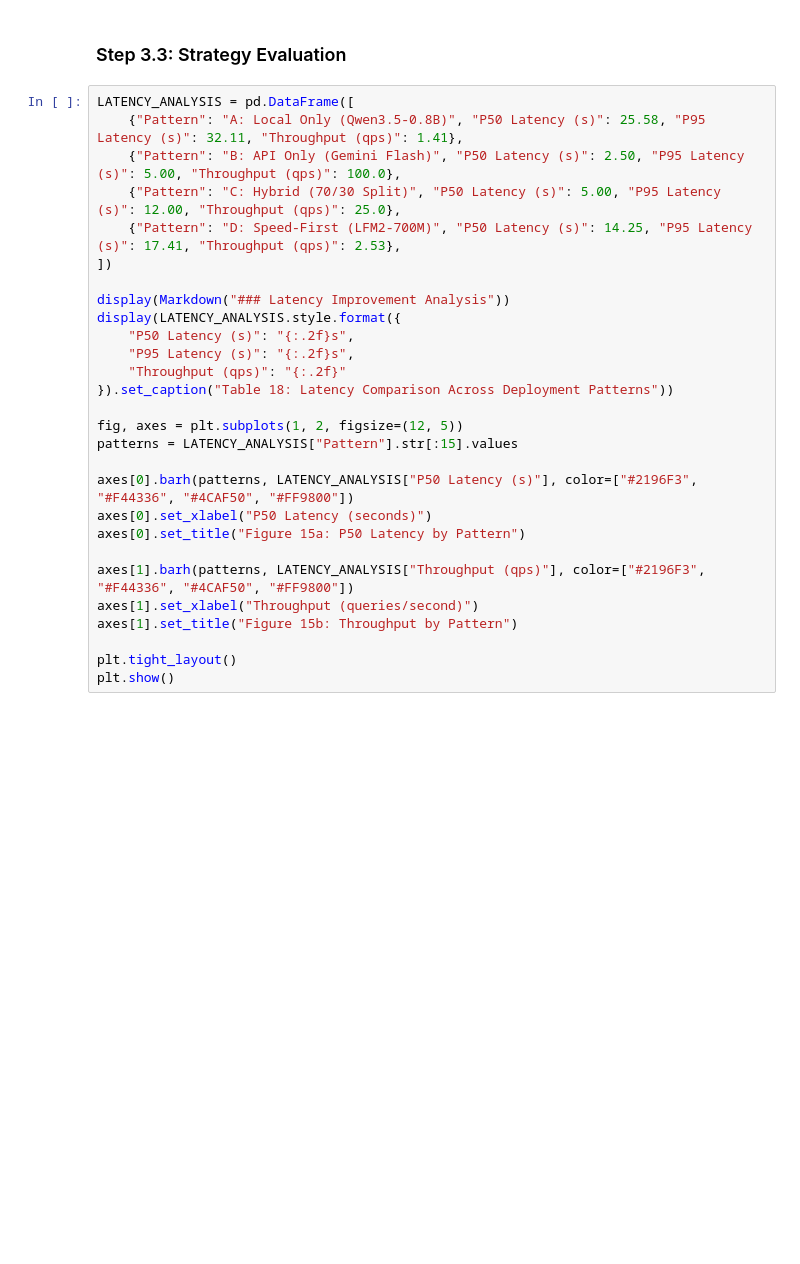
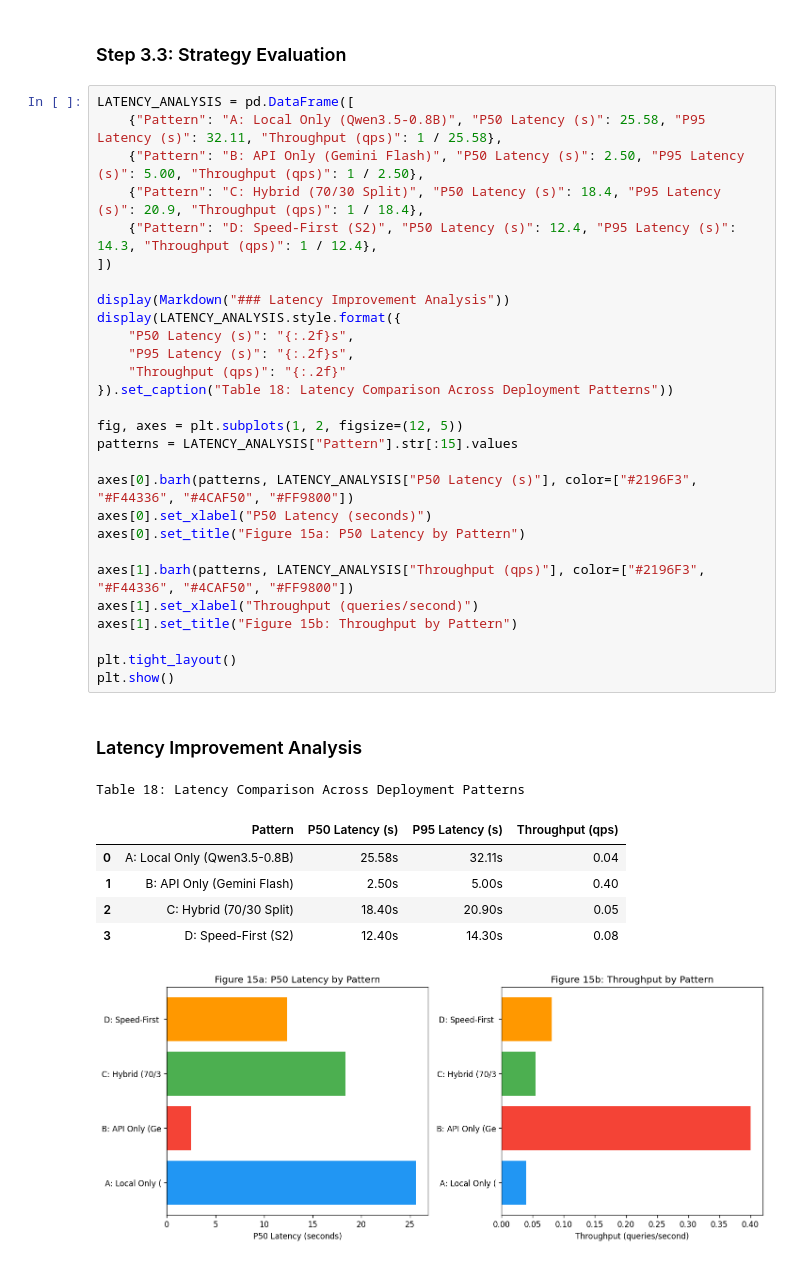
Before and after one commit to Edward-H26/MIRA, a Jupyter notebook: llm_test/multi_model_system.ipynb, the cells around one changed output. Saved outputs shown, nothing was run; the diff lists cells and outputs as text; blank space fills up the shorter version.

```diff
--- a/llm_test/multi_model_system.ipynb
+++ b/llm_test/multi_model_system.ipynb
@@ -1893,29 +3316,38 @@ plt.show()
 ### Step 3.3: Strategy Evaluation
 # %%
 LATENCY_ANALYSIS = pd.DataFrame([
-    {"Pattern": "A: Local Only (Qwen3.5-0.8B)", "P50 Latency (s)": 25.58, "P95 Latency (s)": 32.11, "Throughput (qps)": 1.41},
-    {"Pattern": "B: API Only (Gemini Flash)", "P50 Latency (s)": 2.50, "P95 Latency (s)": 5.00, "Throughput (qps)": 100.0},
-    {"Pattern": "C: Hybrid (70/30 Split)", "P50 Latency (s)": 5.00, "P95 Latency (s)": 12.00, "Throughput (qps)": 25.0},
-    {"Pattern": "D: Speed-First (LFM2-700M)", "P50 Latency (s)": 14.25, "P95 Latency (s)": 17.41, "Throughput (qps)": 2.53},
+    {"Pattern": "A: Local Only (Qwen3.5-0.8B)", "P50 Latency (s)": 25.58, "P95 Latency (s)": 32.11, "Throughput (qps)": 1 / 25.58},
+    {"Pattern": "B: API Only (Gemini Flash)", "P50 Latency (s)": 2.50, "P95 Latency (s)": 5.00, "Throughput (qps)": 1 / 2.50},
+    {"Pattern": "C: Hybrid (70/30 Split)", "P50 Latency (s)": 18.4, "P95 Latency (s)": 20.9, "Throughput (qps)": 1 / 18.4},
+    {"Pattern": "D: Speed-First (S2)", "P50 Latency (s)": 12.4, "P95 Latency (s)": 14.3, "Throughput (qps)": 1 / 12.4},
 ])
 
 display(Markdown("### Latency Improvement Analysis"))
 display(LATENCY_ANALYSIS.style.format({
     "P50 Latency (s)": "{:.2f}s",
     "P95 Latency (s)": "{:.2f}s",
     "Throughput (qps)": "{:.2f}"
 }).set_caption("Table 18: Latency Comparison Across Deployment Patterns"))
 
 fig, axes = plt.subplots(1, 2, figsize=(12, 5))
 patterns = LATENCY_ANALYSIS["Pattern"].str[:15].values
 
 axes[0].barh(patterns, LATENCY_ANALYSIS["P50 Latency (s)"], color=["#2196F3", "#F44336", "#4CAF50", "#FF9800"])
 axes[0].set_xlabel("P50 Latency (seconds)")
 axes[0].set_title("Figure 15a: P50 Latency by Pattern")
 
 axes[1].barh(patterns, LATENCY_ANALYSIS["Throughput (qps)"], color=["#2196F3", "#F44336", "#4CAF50", "#FF9800"])
 axes[1].set_xlabel("Throughput (queries/second)")
 axes[1].set_title("Figure 15b: Throughput by Pattern")
 
 plt.tight_layout()
 plt.show()
+# %% [output]
+### Latency Improvement Analysis
+Table 18: Latency Comparison Across Deployment Patterns
+|  | Pattern | P50 Latency (s) | P95 Latency (s) | Throughput (qps) |
+| 0 | A: Local Only (Qwen3.5-0.8B) | 25.58s | 32.11s | 0.04 |
+| 1 | B: API Only (Gemini Flash) | 2.50s | 5.00s | 0.40 |
+| 2 | C: Hybrid (70/30 Split) | 18.40s | 20.90s | 0.05 |
+| 3 | D: Speed-First (S2) | 12.40s | 14.30s | 0.08 |
+[figure, added]
```
Also changed, not shown: parts of 60 cells of this notebook, 1 other file.
